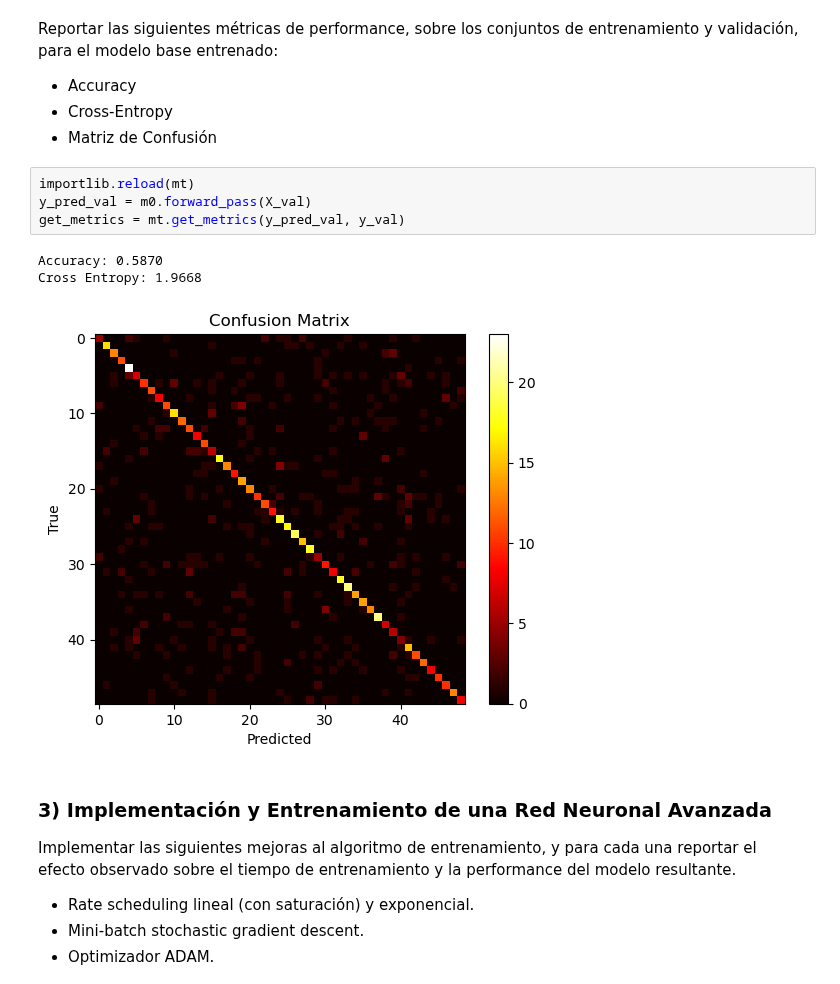
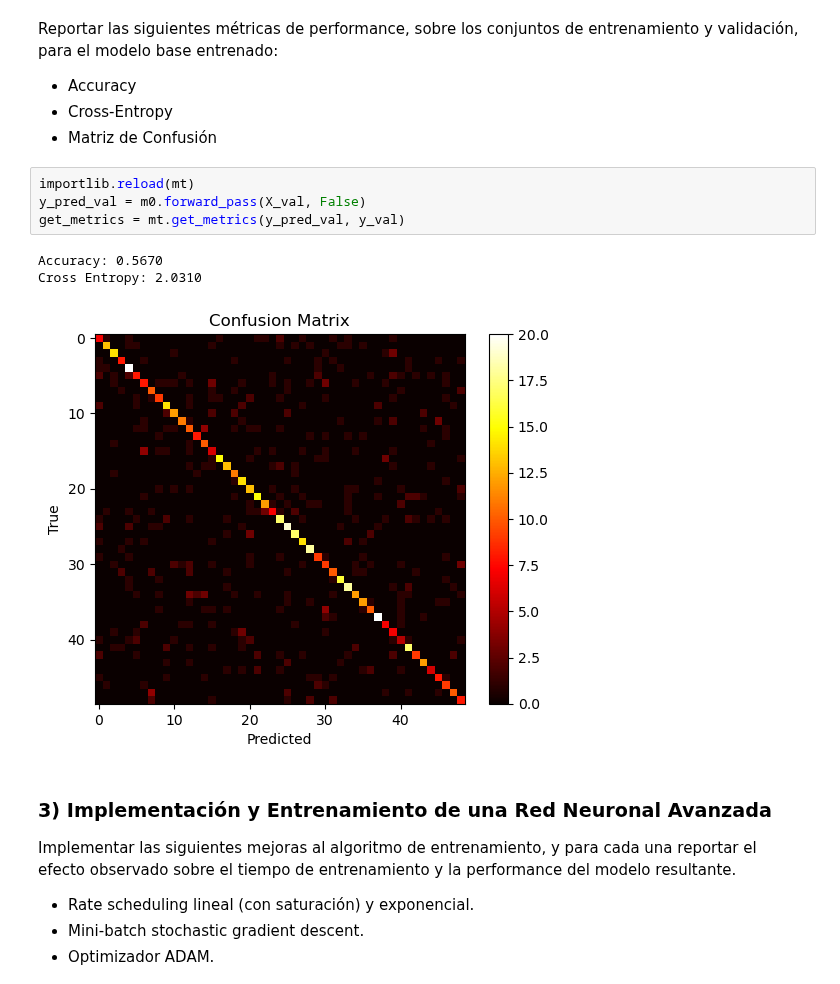
Before and after one commit to felicitasmarolda/MLyDL_TPs, a Jupyter notebook: Marolda_Felicitas_TP3/Marolda_Felicitas_TP3.ipynb, the cells around one changed output. Drawn from its saved outputs; the diff is of its cells as text.

```diff
--- a/Marolda_Felicitas_TP3/Marolda_Felicitas_TP3.ipynb
+++ b/Marolda_Felicitas_TP3/Marolda_Felicitas_TP3.ipynb
@@ -97,12 +98,12 @@ y validación, para el modelo base entrenado:
 - Matriz de Confusión
 # %%
 importlib.reload(mt)
-y_pred_val = m0.forward_pass(X_val)
+y_pred_val = m0.forward_pass(X_val, False)
 get_metrics = mt.get_metrics(y_pred_val, y_val)
 # %% [output]
-Accuracy: 0.5870
-Cross Entropy: 1.9668
+Accuracy: 0.5670
+Cross Entropy: 2.0310
-[figure, old version]
+[figure, new version]
 # %% [markdown]
 ### 3) Implementación y Entrenamiento de una Red Neuronal Avanzada
 
```
Also changed, not shown: parts of 9 cells of this notebook, 1 other file.
